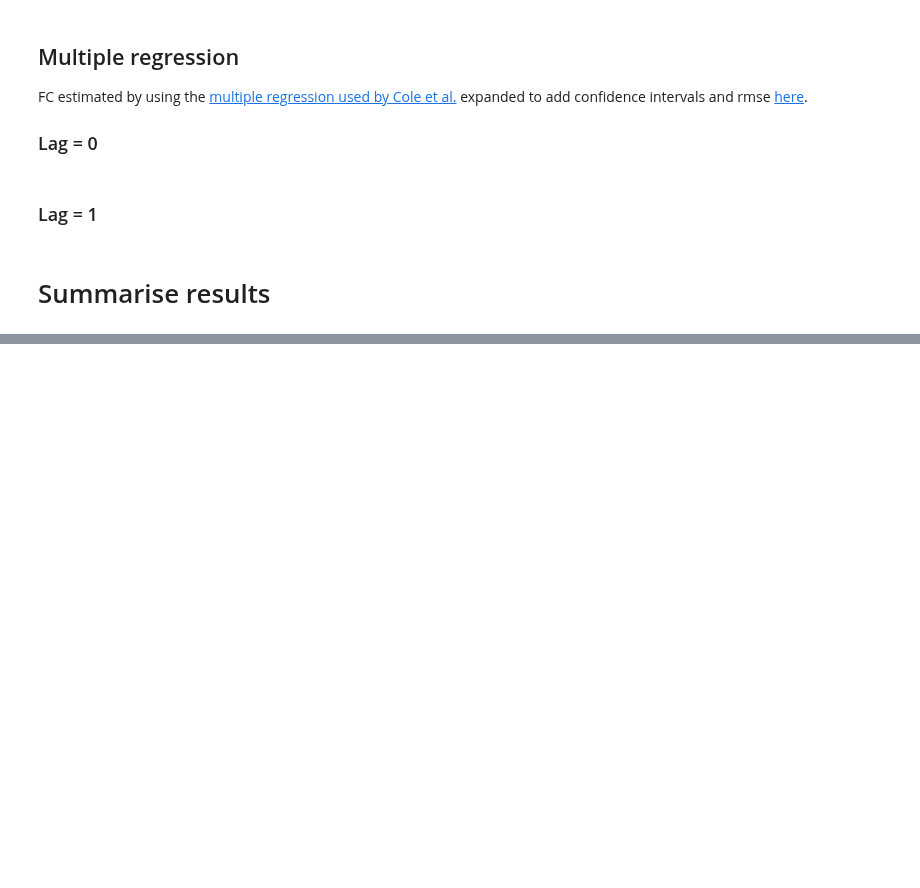
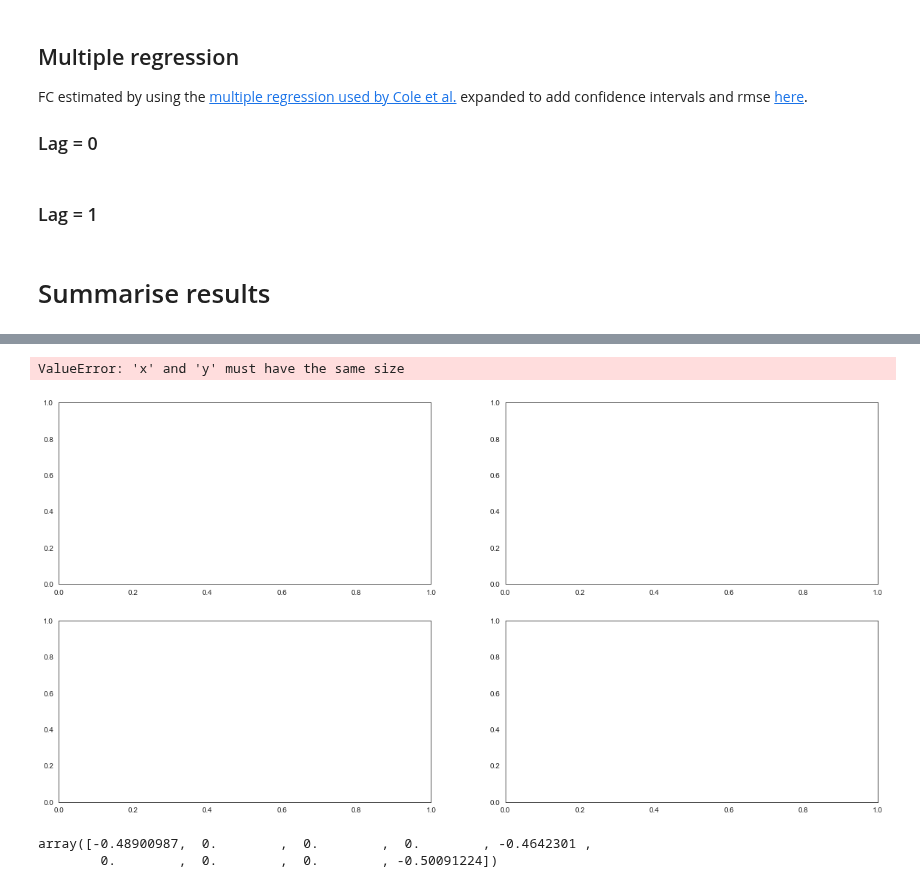
Before and after one commit to zenkavi/NeuralMassModels, a Jupyter notebook: notebooks/simulations/NB0_True_vs_functional_connectivity.ipynb, the cells around one changed output, grey strips where cells are left out. Drawn from its saved outputs; the diff is of its cells as text; code cells hidden in the pictures; blank space fills up the shorter version.

```diff
--- a/notebooks/simulations/NB0_True_vs_functional_connectivity.ipynb
+++ b/notebooks/simulations/NB0_True_vs_functional_connectivity.ipynb
@@ -112,10 +120,31 @@ for i, cur_rmse in rmses:
-# %%
-
-for i in range(num_sims):
-    le = lag_mreg_fcs[i] - lag_mreg_fcs_lb[i]
-    ue = lag_mreg_fcs_ub[i] - lag_mreg_fcs[i]
-    plt.errorbar(x = np.ndarray.flatten(networks[i]['W']), y = np.ndarray.flatten(lag_mreg_fcs[i]), yerr = np.array([np.ndarray.flatten(le), np.ndarray.flatten(ue)]), fmt='o', color="black")
-
-.xlabel("True connectivity")
-plt.ylabel("Functional connectivity")
-plt.axline([0, 0], [1, 1])
+# %%
+plt.rcParams["figure.figsize"][0] = 20
+plt.rcParams["figure.figsize"][1] = 10
+fig, a = plt.subplots(2, 2)
+
+fcs = [pearson_fcs, lag_pearson_fcs, mreg_fcs, lag_mreg_fcs]
+lbs = [pearson_fcs_lb, lag_pearson_fcs_lb, mreg_fcs_lb, lag_mreg_fcs_lb]
+ubs = [pearson_fcs_ub, lag_pearson_fcs_ub, mreg_fcs_ub, lag_mreg_fcs_ub]
+
+
+for i in range(num_sims):
+    for j in range(len(fcs)):
+        le = fcs[j][i] - lbs[i]
+        ue = ubs[i] - fcs[i]
+        a.flatten()[i].errorbar(x = networks[i]['W'].flatten(), y = fcs[i].flatten(), yerr = np.array([le.flatten(), ue.flatten()]), fmt='o', color="black")
+        a.flatten()[i].set_xlabel("True connectivity")
+        a.flatten()[i].set_ylabel("Functional connectivity")
+        a.flatten()[i].axline([0, 0], [1, 1])
+
+a.flatten()[0].set_title("Pearson lag = 0")
+a.flatten()[1].set_title("Pearson lag = 1")
+a.flatten()[2].set_title("MReg lag = 0")
+a.flatten()[3].set_title("MReg lag = 1")
+# %% [output]
+ValueError: 'x' and 'y' must have the same size
+[figure, added]
+# %%
+networks[i]['W'].flatten()
+# %% [output]
+array([-0.48900987,  0.        ,  0.        ,  0.        , -0.4642301 ,
+        0.        ,  0.        ,  0.        , -0.50091224])
```
Also changed, not shown: parts of 2 cells of this notebook.
